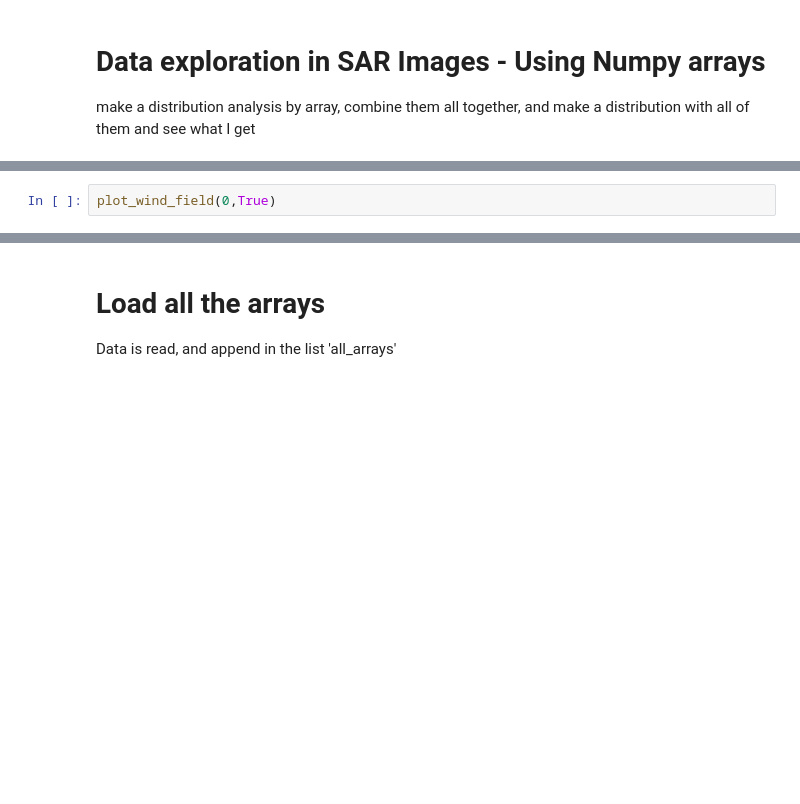
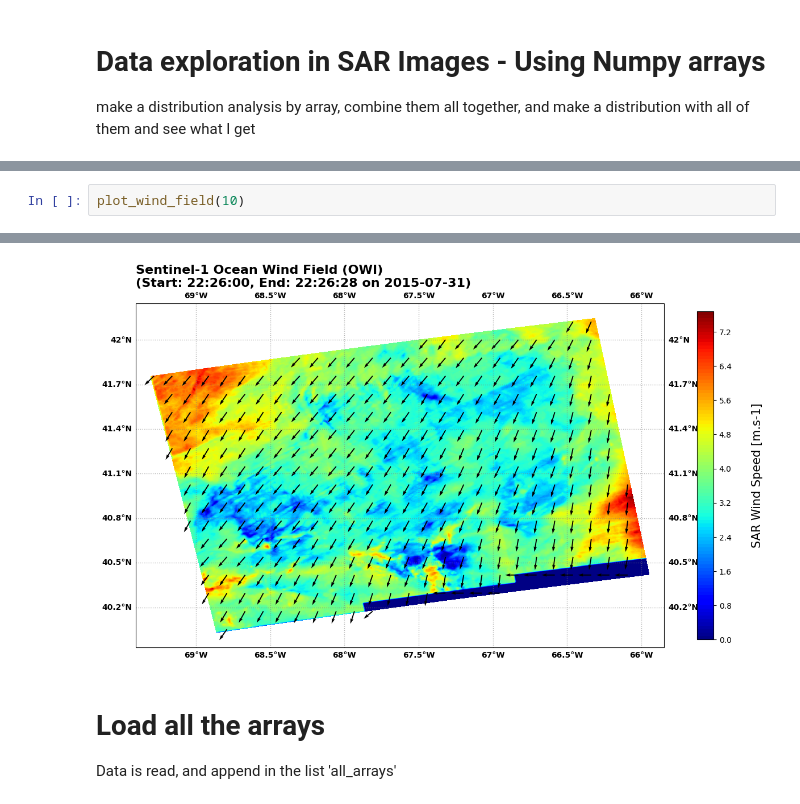
Before and after one commit to noriegamonsc1/Offshore-Wind-Research-2024-2025, a Jupyter notebook: notebooks/data_exploration/Numpy_arrays_Unsupervised_ML.ipynb, the cells around one changed output, grey strips where cells are left out. Saved outputs shown, nothing was run; the diff lists cells and outputs as text; blank space fills up the shorter version.

```diff
--- a/notebooks/data_exploration/Numpy_arrays_Unsupervised_ML.ipynb
+++ b/notebooks/data_exploration/Numpy_arrays_Unsupervised_ML.ipynb
@@ -26,3 +19,3 @@ extract_datetime_from_filename(data_files[0])
 # %%
-plot_wind_field(0,True)
+plot_wind_field(10)
 # %% [output]
@@ -30,3 +22,4 @@ plot_wind_field(0,True)
+[figure, added]
 # %% [markdown]
 # Load all the arrays
 Data is read, and append in the list 'all_arrays'
```
Also changed, not shown: parts of 10 cells of this notebook.
